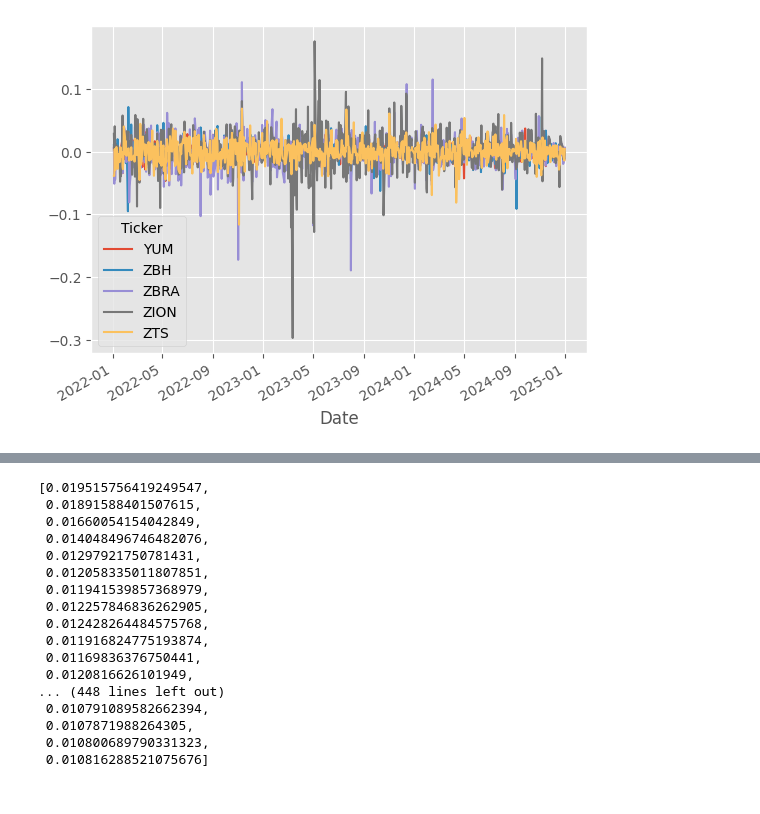
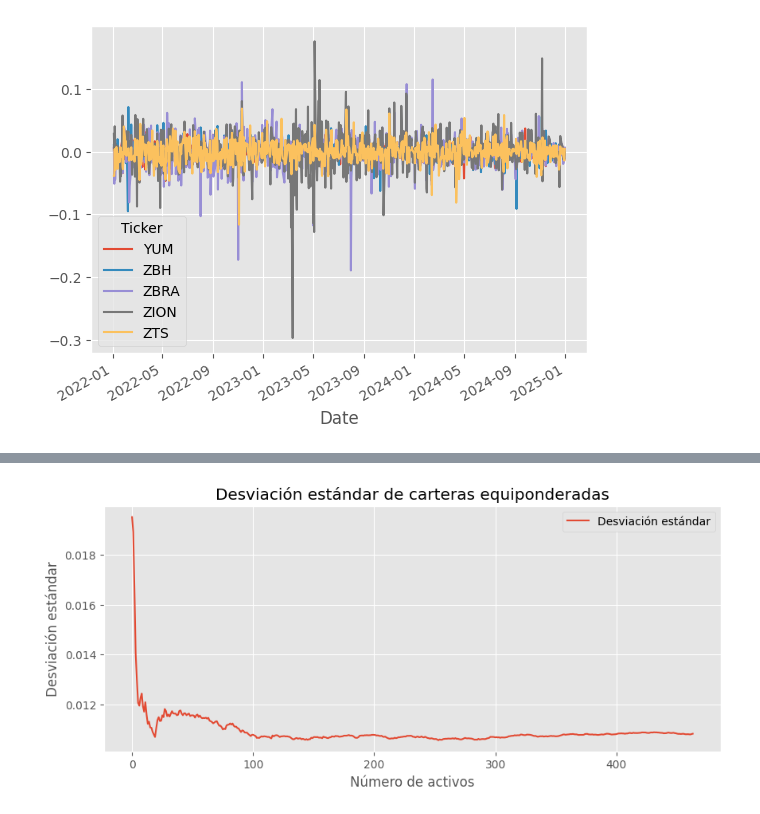
Before and after one commit to alfonso-santos/microcredencial-carteras-python, a Jupyter notebook: Tema_2_Carteras_Intro/src/analisis-diversificacion.ipynb, the cells around one changed output, grey strips where cells are left out. Drawn from its saved outputs; the diff is of its cells as text; code cells hidden in the pictures.

```diff
--- a/Tema_2_Carteras_Intro/src/analisis-diversificacion.ipynb
+++ b/Tema_2_Carteras_Intro/src/analisis-diversificacion.ipynb
@@ -621,28 +672,19 @@ for activo in range(2, rets.shape[1] ,1): # range(start= , stop= , step= )
   ret_cartera = retornos @ pesos
   # std_p = np.sqrt(pesos@ data.cov() @ pesos.T)
   std_p = ret_cartera.std()
-
   std.append(std_p)
 
   media = ret_cartera.mean()
   mean.append(media)
-
-std
-# %% [output]
-[0.019515756419249547,
- 0.01891588401507615,
- 0.01660054154042849,
- 0.014048496746482076,
- 0.01297921750781431,
- 0.012058335011807851,
- 0.011941539857368979,
- 0.012257846836262905,
- 0.012428264484575768,
- 0.011916824775193874,
- 0.01169836376750441,
- 0.0120816626101949,
-... (448 lines left out)
- 0.010791089582662394,
- 0.0107871988264305,
- 0.010800689790331323,
- 0.010816288521075676]
+# %%
+plt.figure(figsize=(10, 4))
+plt.title("Desviación estándar de carteras equiponderadas")
+plt.xlabel("Número de activos")
+plt.ylabel("Desviación estándar")
+plt.plot(std, label="Desviación estándar")
+
+
+plt.legend()
+plt.show()
+# %% [output]
+[figure, added]
```
Also changed, not shown: parts of 5 cells of this notebook.
